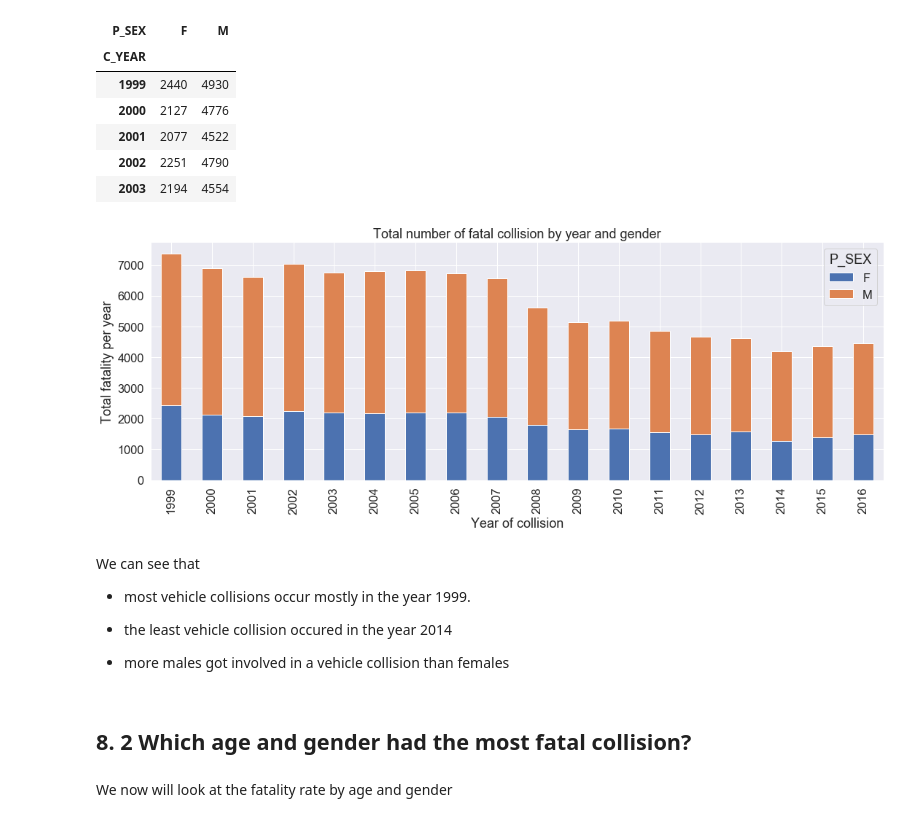
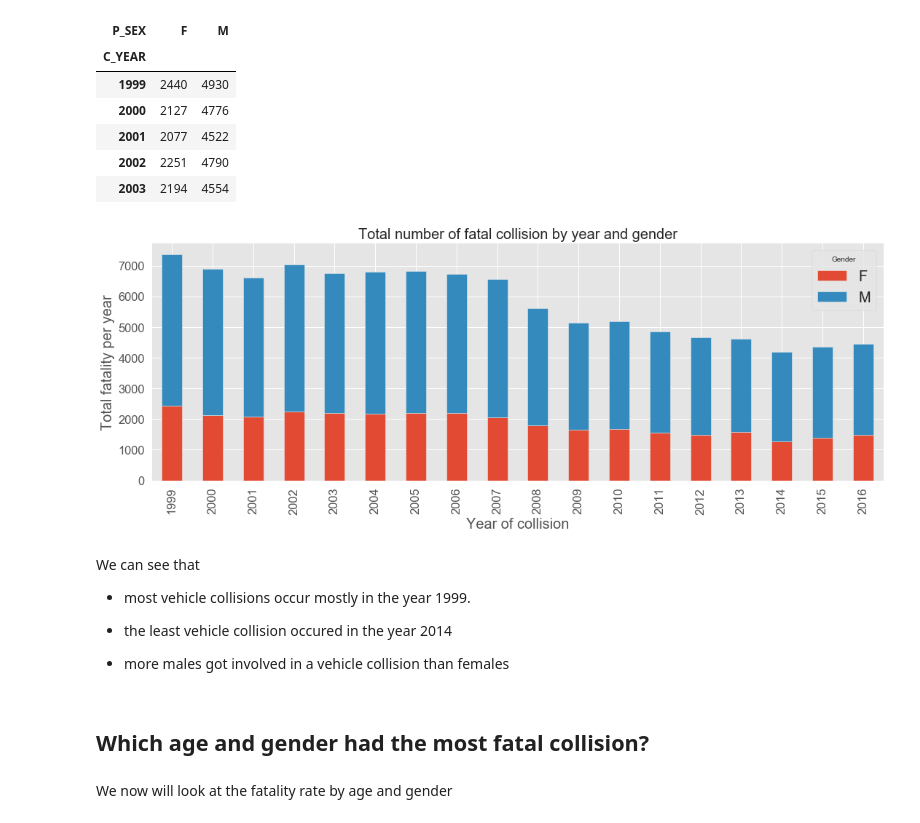
Before and after one commit to jnsofini/Imbalanced-Learning, a Jupyter notebook: JupyterNotebook/Motor-vehicle-collision-full.ipynb, the cells around one changed output. Saved outputs shown, nothing was run; the diff lists cells and outputs as text; code cells hidden in the pictures.

```diff
--- a/JupyterNotebook/Motor-vehicle-collision-full.ipynb
+++ b/JupyterNotebook/Motor-vehicle-collision-full.ipynb
@@ -763,10 +763,11 @@ Name: C_SEV, dtype: int64
 # %%
 # Set figure font
 sns.set(font_scale = 1.5)
+plt.style.use('ggplot')
 
 # Plot bar
-df['C_SEV'].value_counts().plot(kind = 'bar')
-plt.xlabel('Class')
-plt.ylabel('Count')
+df['C_SEV'].value_counts().plot(kind = 'bar', figsize = (10,5))
+plt.xlabel('Class', fontsize=20)
+plt.ylabel('Count', fontsize=20)
 # %% [output]
 Text(0, 0.5, 'Count')
@@ -820,18 +821,18 @@ table_year.sort_values(by = ['C_YEAR']).head()
 | 2003 | 2194 | 4554 |
 # %%
 # Plot size
-fig, ax = plt.subplots(figsize = (18,6))
 sns.set(font_scale = 1.5)
+plt.style.use('ggplot')
 
 # Plot figure
-table_year.plot(kind = 'bar', ax=ax, stacked = True)
-plt.xlabel('Year of collision')
-plt.ylabel('Total fatality per year')
-plt.legend(title = 'P_SEX')
-plt.title('Total number of fatal collision by year and gender')
+table_year.plot(kind = 'bar', stacked = True,figsize = (18,6))
+plt.xlabel('Year of collision', fontsize = 20)
+plt.ylabel('Total fatality per year', fontsize = 20)
+plt.legend(title = 'Gender', fontsize = 20)
+plt.title('Total number of fatal collision by year and gender', fontsize = 20)
 plt.savefig('fig1.png')
 # %% [output]
-[figure, old version]
+[figure, new version]
 # %% [markdown]
  We can see that
 
@@ -841,7 +842,7 @@ plt.savefig('fig1.png')
 
 - more males got involved in a vehicle collision than females
 # %% [markdown]
-## 8. 2 Which age and gender had the most fatal collision?
+##  Which age and gender had the most fatal collision?
 # %% [markdown]
 We now will look at the fatality rate by age and gender
 # %%
```
Also changed, not shown: parts of 32 cells of this notebook, 6 other files.
